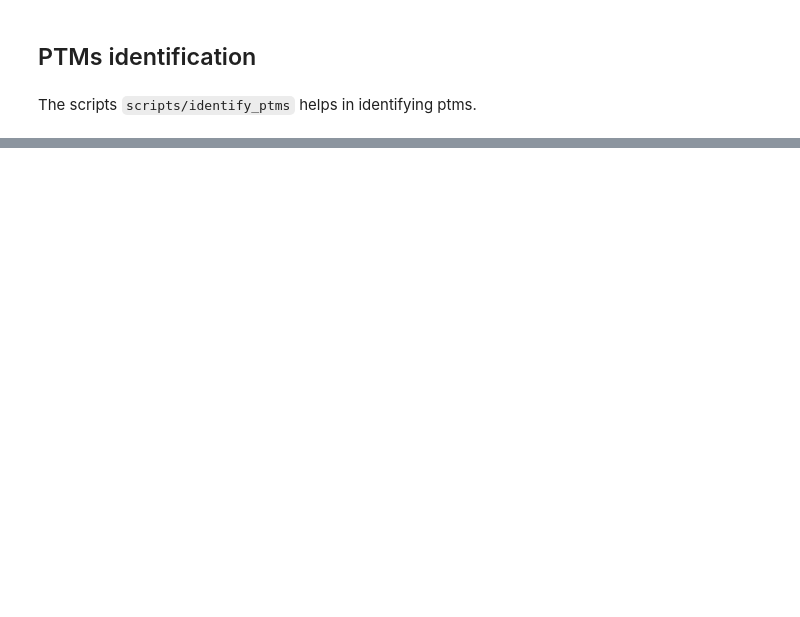
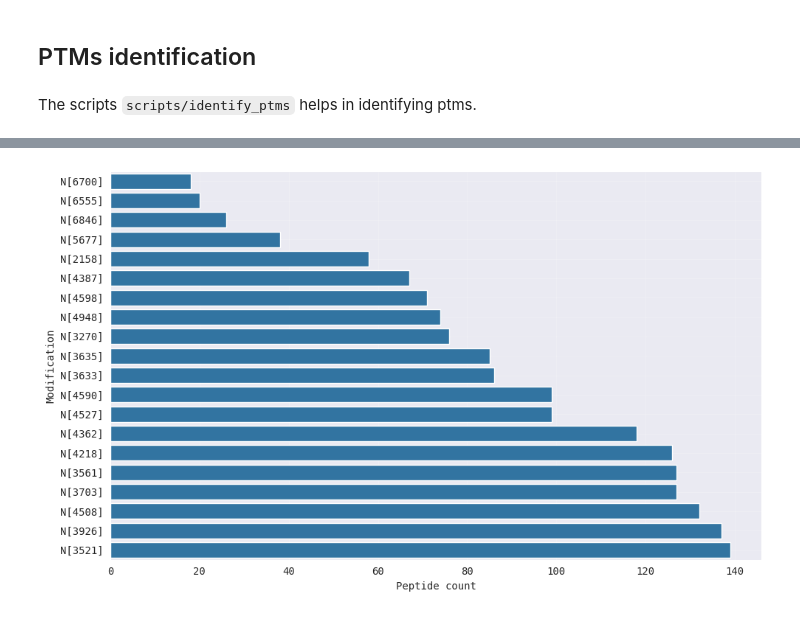
Before and after one commit to hjisaac/glycopeptide-data-lens, a Jupyter notebook: notebooks/analysis.ipynb, the cells around one changed output, grey strips where cells are left out. Cells and saved outputs as stored; diff of their text form; code cells hidden in the pictures; blank space fills up the shorter version.

```diff
--- a/notebooks/analysis.ipynb
+++ b/notebooks/analysis.ipynb
@@ -790,0 +872,3 @@ The scripts `scripts/identify_ptms` helps in identifying ptms.
+# %%
+plot_peptide_count_per_modification(count_df, column="peptide_modified_count", top_n=20, title="",     ascending=True, filename="20_least_modifications_barplot")
+# %% [output]
@@ -790,0 +876 @@ The scripts `scripts/identify_ptms` helps in identifying ptms.
+[figure, added]
```
Also changed, not shown: parts of 12 cells of this notebook, 4 other files.
